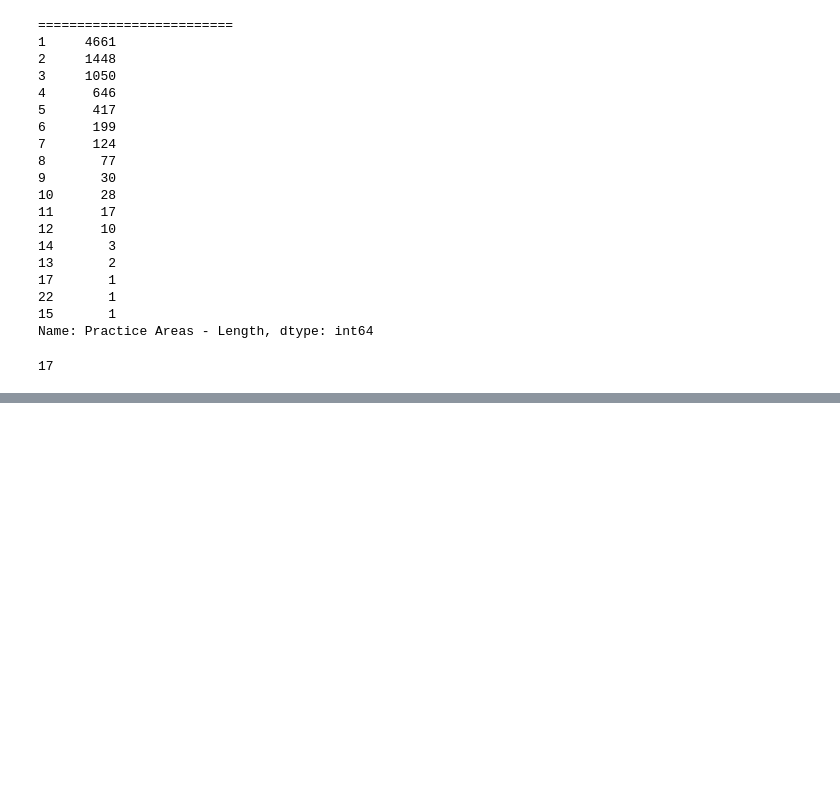
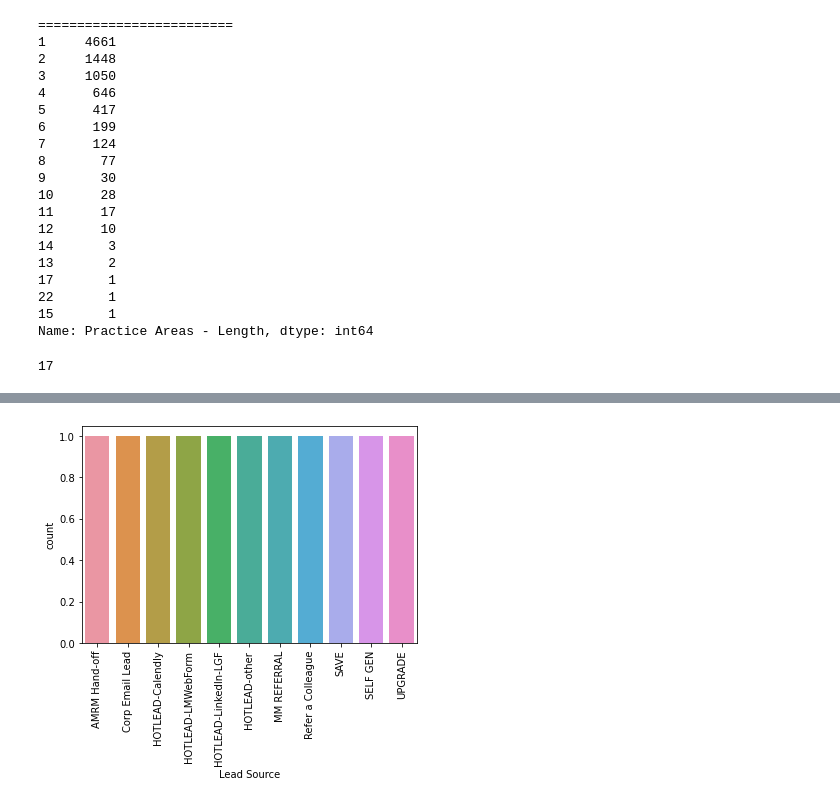
Before and after one commit to rapiinel/sales_rep_lead_preference, a Jupyter notebook: Untitled.ipynb, the cells around one changed output, grey strips where cells are left out. Saved outputs shown, nothing was run; the diff lists cells and outputs as text; code cells hidden in the pictures; blank space fills up the shorter version.

```diff
--- a/Untitled.ipynb
+++ b/Untitled.ipynb
@@ -236,0 +199,5 @@ oppty.df[['Process Tracking For']]
+# %%
+ax = sns.countplot(data = pvot_table.reset_index(drop = False), x = 'Lead Source')
+_ = ax.set_xticklabels(labels = pvot_table.index,rotation = 90)
+# %% [output]
+[figure, added]
```
Also changed, not shown: parts of 19 cells of this notebook.
